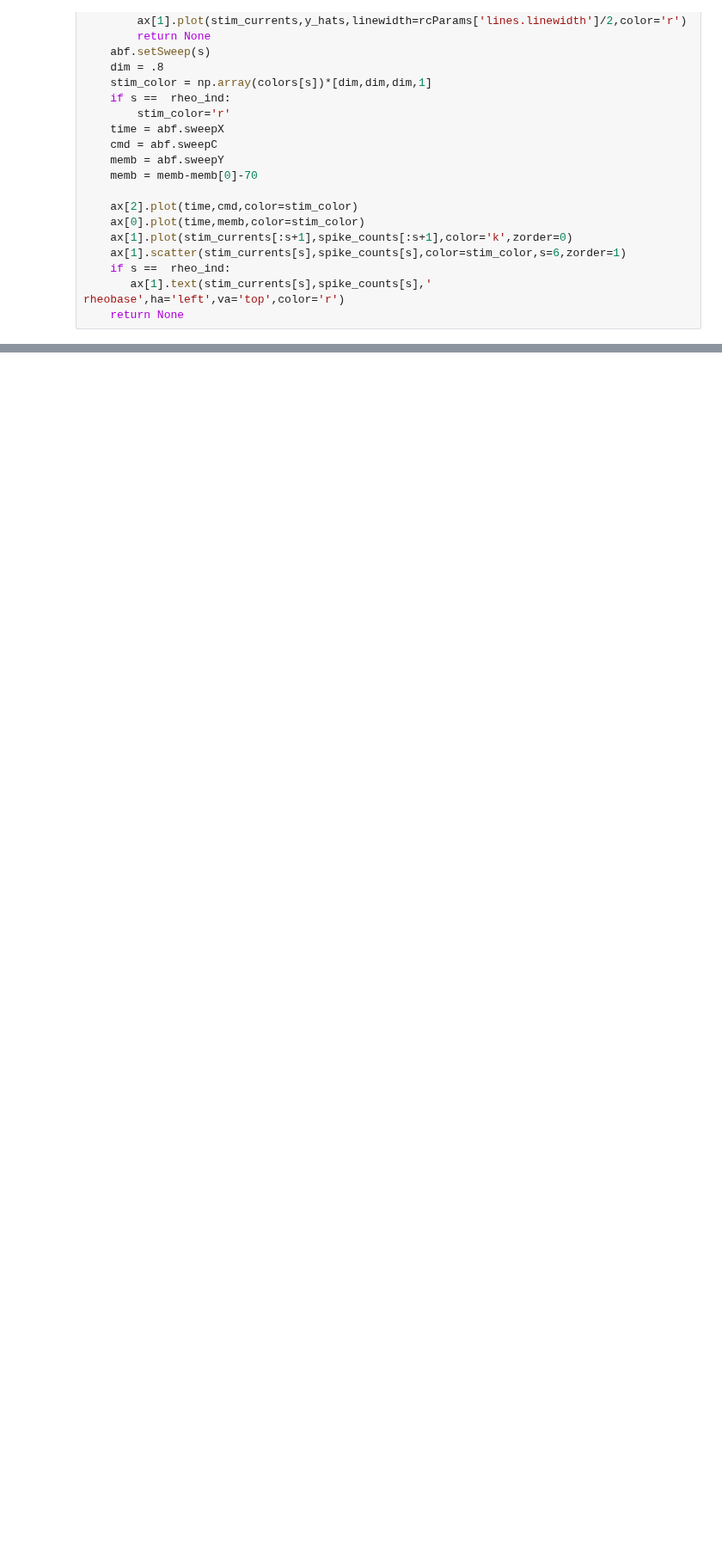
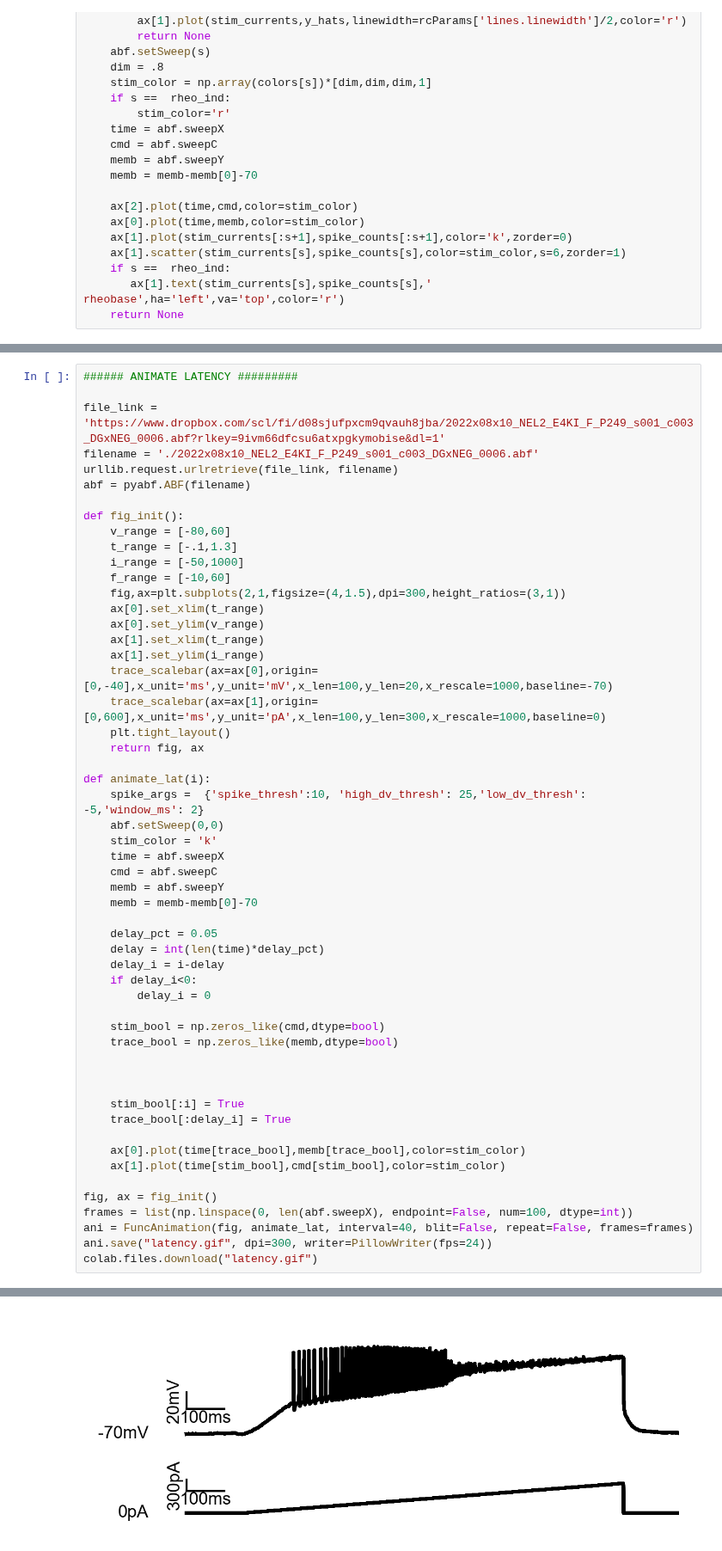
Before and after one commit to dtabuena/Workshop, a Jupyter notebook: Gain_Rheo_Anim.ipynb, the cells around one changed output, grey strips where cells are left out. Shown at 86% size. Cells and saved outputs as stored; diff of their text form; blank space fills up the shorter version.

```diff
--- a/Gain_Rheo_Anim.ipynb
+++ b/Gain_Rheo_Anim.ipynb
@@ -449,3 +448,58 @@ colab.files.download("Rheo_Gain.gif")
 [interactive output not drawn]
 [interactive output not drawn]
 [figure]
+# %%
+###### ANIMATE LATENCY #########
+
+file_link = 'https://www.dropbox.com/scl/fi/d08sjufpxcm9qvauh8jba/2022x08x10_NEL2_E4KI_F_P249_s001_c003_DGxNEG_0006.abf?rlkey=9ivm66dfcsu6atxpgkymobise&dl=1'
+filename = './2022x08x10_NEL2_E4KI_F_P249_s001_c003_DGxNEG_0006.abf'
+urllib.request.urlretrieve(file_link, filename)
+abf = pyabf.ABF(filename)
+
+def fig_init():
+    v_range = [-80,60]
+    t_range = [-.1,1.3]
+    i_range = [-50,1000]
+    f_range = [-10,60]
+    fig,ax=plt.subplots(2,1,figsize=(4,1.5),dpi=300,height_ratios=(3,1))
+    ax[0].set_xlim(t_range)
+    ax[0].set_ylim(v_range)
+    ax[1].set_xlim(t_range)
+    ax[1].set_ylim(i_range)
+    trace_scalebar(ax=ax[0],origin=[0,-40],x_unit='ms',y_unit='mV',x_len=100,y_len=20,x_rescale=1000,baseline=-70)
+    trace_scalebar(ax=ax[1],origin=[0,600],x_unit='ms',y_unit='pA',x_len=100,y_len=300,x_rescale=1000,baseline=0)
+    plt.tight_layout()
+    return fig, ax
+
+def animate_lat(i):
+    spike_args =  {'spike_thresh':10, 'high_dv_thresh': 25,'low_dv_thresh': -5,'window_ms': 2}
+    abf.setSweep(0,0)
+    stim_color = 'k'
+    time = abf.sweepX
+    cmd = abf.sweepC
+    memb = abf.sweepY
+    memb = memb-memb[0]-70
+
+    delay_pct = 0.05
+    delay = int(len(time)*delay_pct)
+    delay_i = i-delay
+    if delay_i<0:
+        delay_i = 0
+
+    stim_bool = np.zeros_like(cmd,dtype=bool)
+    trace_bool = np.zeros_like(memb,dtype=bool)
+
+
+
+    stim_bool[:i] = True
+    trace_bool[:delay_i] = True
+
+    ax[0].plot(time[trace_bool],memb[trace_bool],color=stim_color)
+    ax[1].plot(time[stim_bool],cmd[stim_bool],color=stim_color)
+
+fig, ax = fig_init()
+frames = list(np.linspace(0, len(abf.sweepX), endpoint=False, num=100, dtype=int))
+ani = FuncAnimation(fig, animate_lat, interval=40, blit=False, repeat=False, frames=frames)
+ani.save("latency.gif", dpi=300, writer=PillowWriter(fps=24))
+colab.files.download("latency.gif")
+# %% [output]
@@ -451,0 +508 @@ colab.files.download("Rheo_Gain.gif")
+[figure, added]
```
Also changed, not shown: parts of 3 cells of this notebook.
